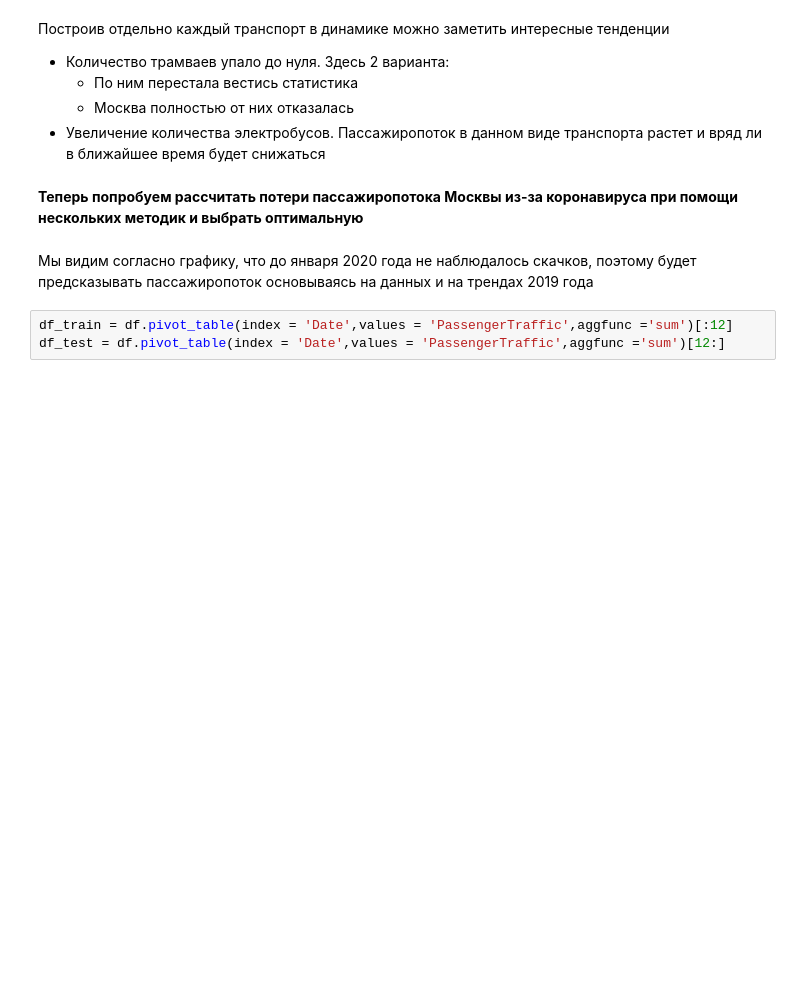
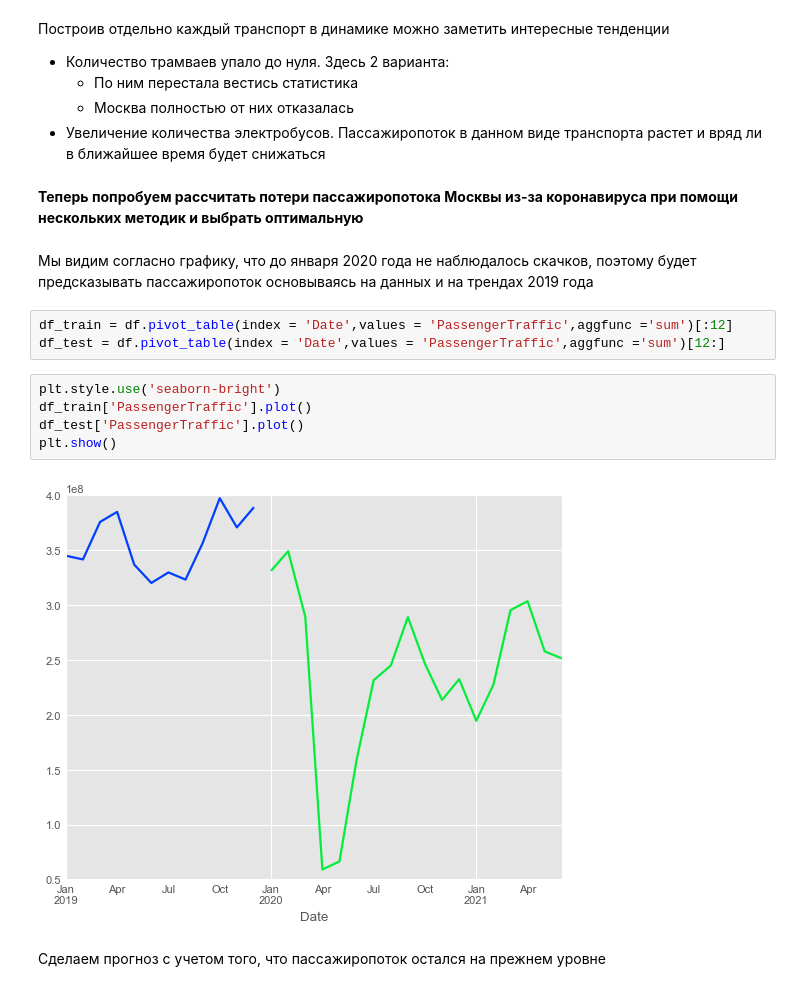
Before and after one commit to SirAlexFer/Data, a Jupyter notebook: 2 Месячный пассажиропотом по всем видам транспорта г Москва/Месячный пассажиропоток.ipynb, the cells around one changed output. Drawn from its saved outputs; the diff is of its cells as text; blank space fills up the shorter version.

```diff
--- a/2 Месячный пассажиропотом по всем видам транспорта г Москва/Месячный пассажиропоток.ipynb
+++ b/2 Месячный пассажиропотом по всем видам транспорта г Москва/Месячный пассажиропоток.ipynb
@@ -152,3 +152,12 @@ plt.show()
 # %%
 df_train = df.pivot_table(index = 'Date',values = 'PassengerTraffic',aggfunc ='sum')[:12]
 df_test = df.pivot_table(index = 'Date',values = 'PassengerTraffic',aggfunc ='sum')[12:]
+# %%
+plt.style.use('seaborn-bright')
+df_train['PassengerTraffic'].plot()
+df_test['PassengerTraffic'].plot()
+plt.show()
+# %% [output]
+[figure, added]
+# %% [markdown]
+Сделаем прогноз с учетом того, что пассажиропоток остался на прежнем уровне
```
Also changed, not shown: parts of 5 cells of this notebook.
